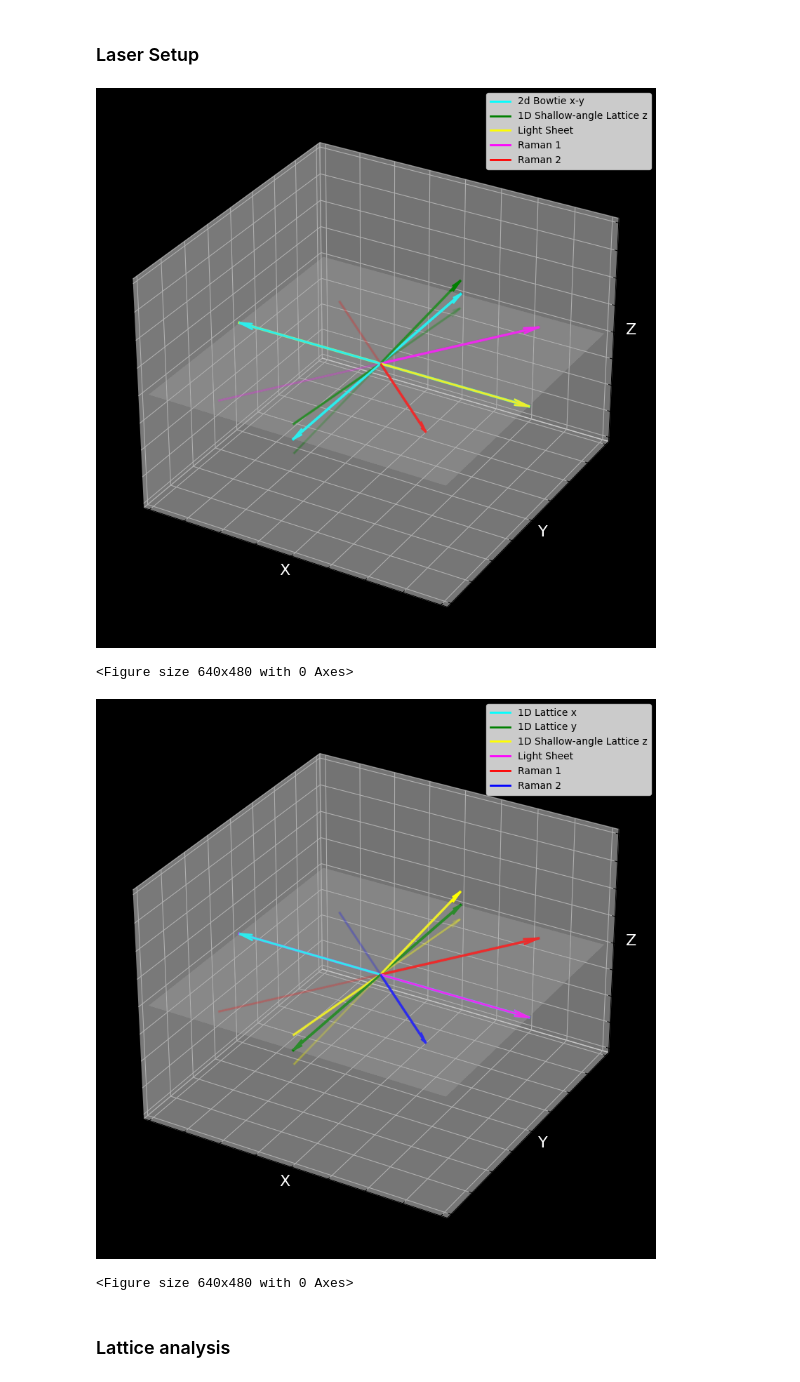
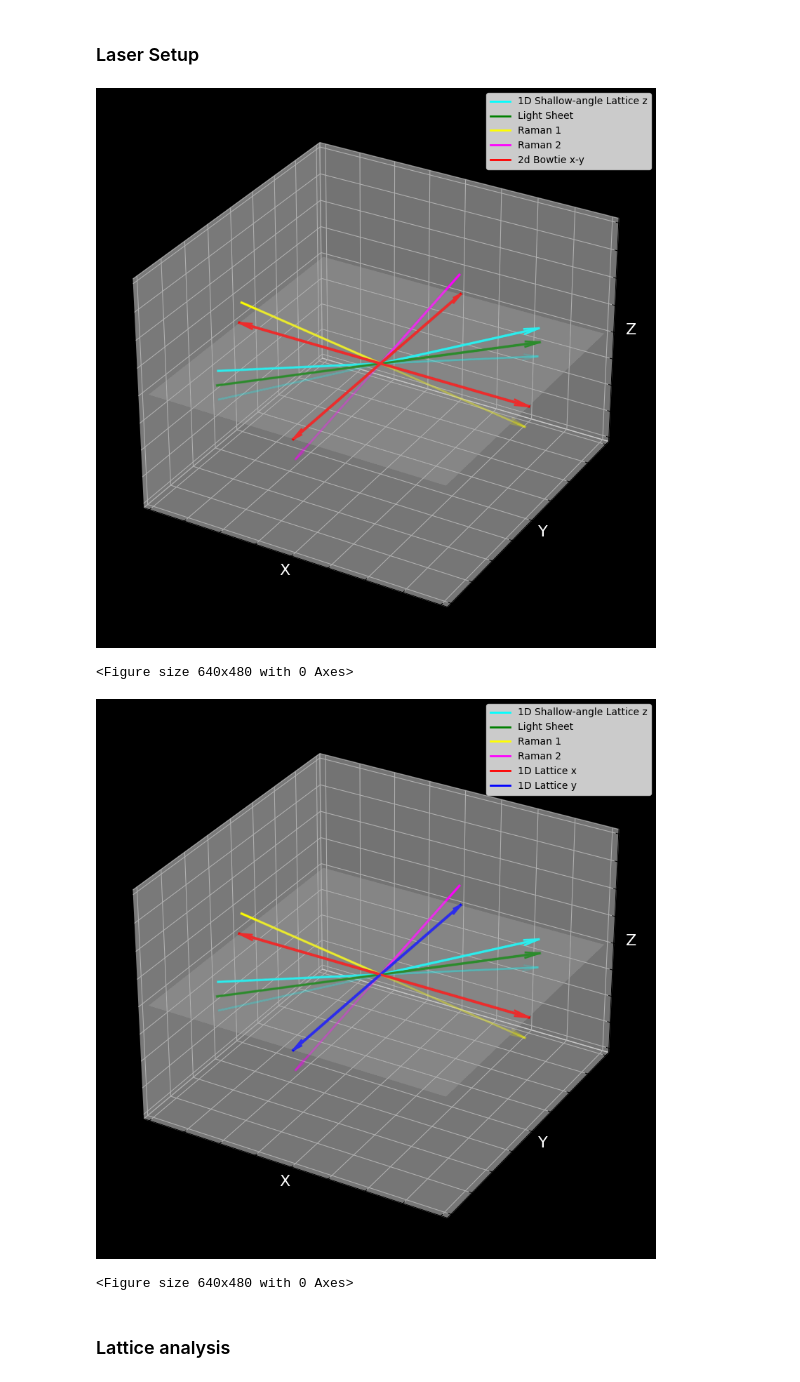
Before and after one commit to lightmat/lightmat, a Jupyter notebook: lattice.ipynb, the cells around one changed output. Drawn from its saved outputs; the diff is of its cells as text; code cells hidden in the pictures.

```diff
--- a/lattice.ipynb
+++ b/lattice.ipynb
@@ -62,7 +62,7 @@ P = 11 * u.W
 bowtie = BowtieLattice2d(
     lattice_direction_vec1=(1,0,0),
     lattice_direction_vec2=(0,1,0),
-    pol_Jones_vec=(0,1), # linear vertical
+    pol_Jones_vec='linear vertical', # linear vertical
     lambda_=lambda_,
     w0=w0,
     P=2*P,
@@ -73,7 +73,7 @@ bowtie = BowtieLattice2d(
 lat1d_x = Lattice1d(
     lattice_direction_vec=(1,0,0),
     intersect_angle=0,
-    pol_Jones_vec=(0,1), # linear horizontal
+    pol_Jones_vec='linear horizontal', # linear horizontal
     lambda_=lambda_,
     w0=w0,
     P=P,
@@ -83,7 +83,7 @@ lat1d_x = Lattice1d(
 lat1d_y = Lattice1d(
     lattice_direction_vec=(0,1,0),
     intersect_angle=0,
-    pol_Jones_vec=(0,1), # linear horizontal
+    pol_Jones_vec='linear horizontal', # linear horizontal
     lambda_=lambda_,
     w0=w0,
     P=P,
@@ -119,7 +113,8 @@ angle = 165
 lat1d_z = Lattice1d(
     lattice_direction_vec=(0,0,1),
     intersect_angle=angle,
-    pol_Jones_vec=(0,1), # linear horizontal
+    intersect_axis=(-1,1,0),
+    pol_Jones_vec='linear horizontal', # linear horizontal
     lambda_=lambda_z,
     w0=w0_z,
     P=P_z,
@@ -147,7 +136,7 @@ lambda_ls = 1064 * u.nm
 P_ls = 3 * u.W
 
 lightsheet = GaussianBeam(
-    beam_direction_vec=(1,0,0),
+    beam_direction_vec=(1,1,0),
     pol_Jones_vec=(1,0), # linear horizontal
     lambda_=lambda_ls,
     w0=w0_ls,
@@ -165,7 +154,7 @@ P_rm2 = 50 * u.mW
 
 
 raman1 = GaussianBeam(
-    beam_direction_vec=(1,1,0.2),
+    beam_direction_vec=(1,0,-0.2),
     pol_Jones_vec=(1,0), # linear horizontal
     lambda_=lambda_rm,
     w0=w0_rm,
@@ -175,7 +164,7 @@ raman1 = GaussianBeam(
 )
 
 raman2 = GaussianBeam(
-    beam_direction_vec=(1,-1,0.2),
+    beam_direction_vec=(0,-1,-0.2),
     pol_Jones_vec=(1,0), # linear horizontal
     lambda_=lambda_rm,
     w0=w0_rm,
@@ -198,22 +199,22 @@ $[(0+0i),~(0+0i),~(0+0i)] \; \mathrm{\frac{V}{m}}$
 # %% [markdown]
 <h3>Laser Setup</h3>
 # %%
-lasers = [bowtie, lat1d_z, lightsheet, raman1, raman2]
+lasers = [lat1d_z, lightsheet, raman1, raman2, bowtie, ]
 lat3d = LaserSetup(lasers)
 
 lat3d.plot_beams()
 plt.savefig('laser_setup_bowtie.png', dpi=300, bbox_inches='tight')
 # %% [output]
-[figure, old version]
+[figure, new version]
 <Figure size 640x480 with 0 Axes>
 # %%
-lasers = [lat1d_x, lat1d_y, lat1d_z, lightsheet, raman1, raman2]
+lasers = [lat1d_z, lightsheet, raman1, raman2, lat1d_x, lat1d_y]
 lat3d_reg = LaserSetup(lasers)
 
 lat3d_reg.plot_beams()
 plt.savefig('laser_setup_regular.png', dpi=300, bbox_inches='tight')
 # %% [output]
-[figure, old version]
+[figure, new version]
 <Figure size 640x480 with 0 Axes>
 # %% [markdown]
 <h3>Lattice analysis</h3>
```
Also changed, not shown: parts of 10 cells of this notebook, 22 other files.
